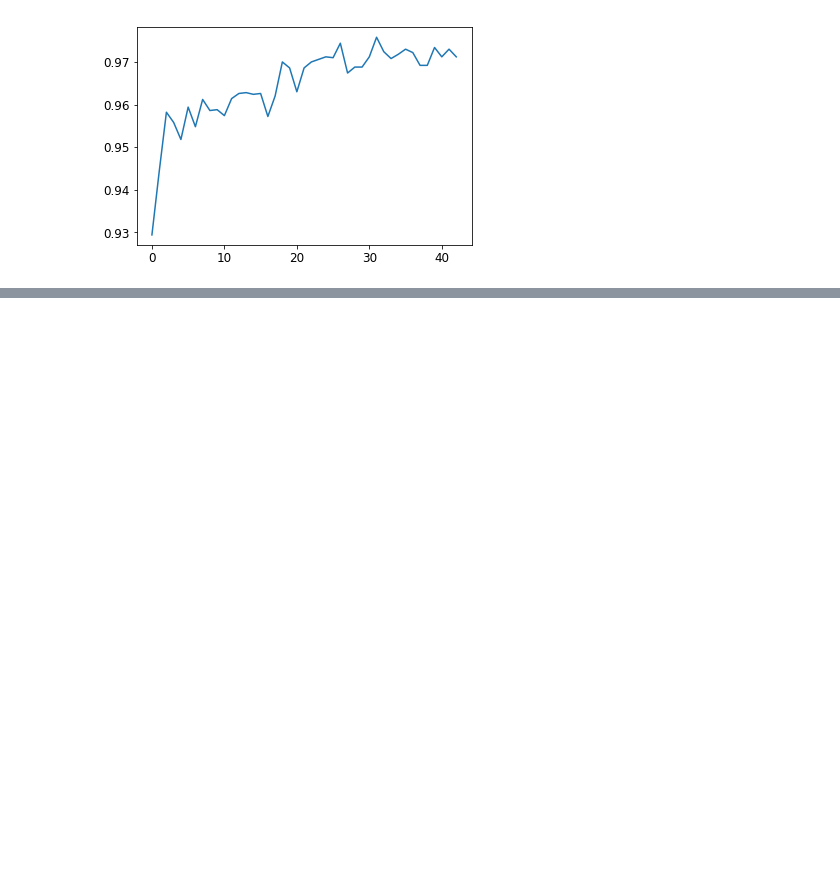
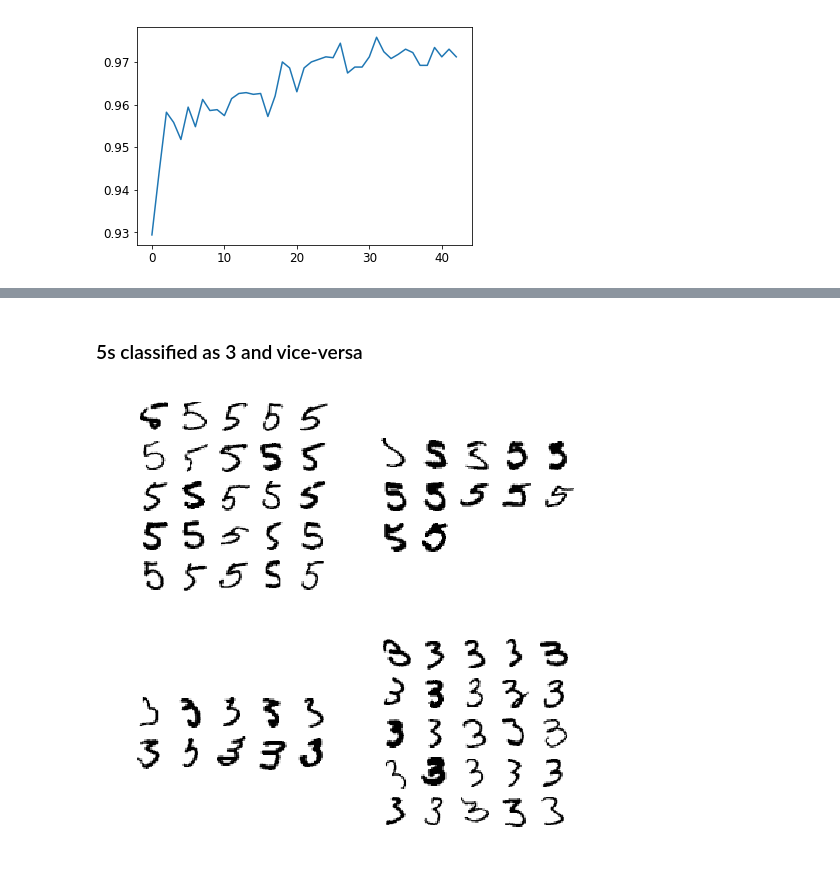
Before and after one commit to fau-masters-collected-works-cgarbin/cap6618-computer-vision, a Jupyter notebook: module4/CAP6618_PP2_cgarbin_final.ipynb, the cells around one changed output, grey strips where cells are left out. Drawn from its saved outputs; the diff is of its cells as text; code cells hidden in the pictures; blank space fills up the shorter version.

```diff
--- a/module4/CAP6618_PP2_cgarbin_final.ipynb
+++ b/module4/CAP6618_PP2_cgarbin_final.ipynb
@@ -473,0 +571,6 @@ print(gs.cv_results_["mean_train_score"])
+# %% [markdown]
+### 5s classified as 3 and vice-versa
+# %%
+plot_classes(5, 3)
+# %% [output]
+[figure, added]
```
Also changed, not shown: parts of 34 cells of this notebook.
